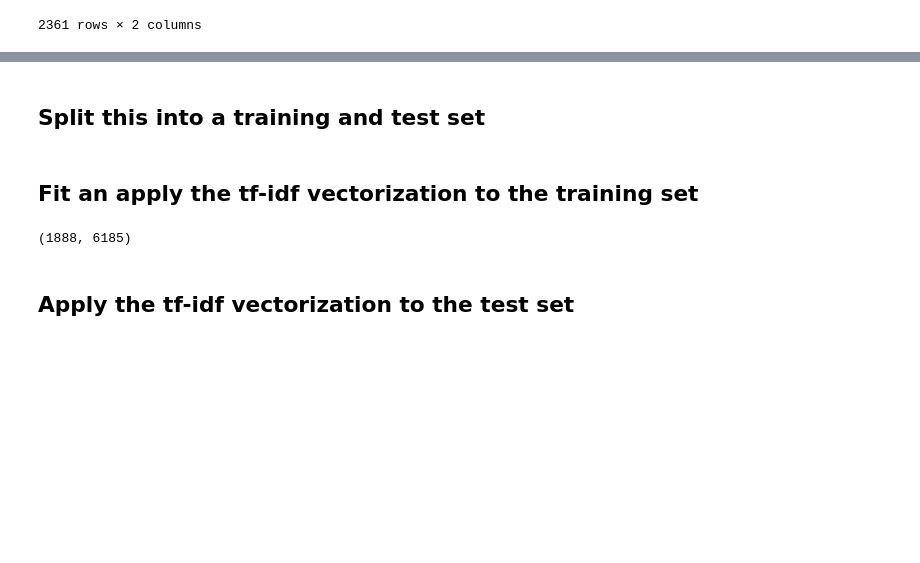
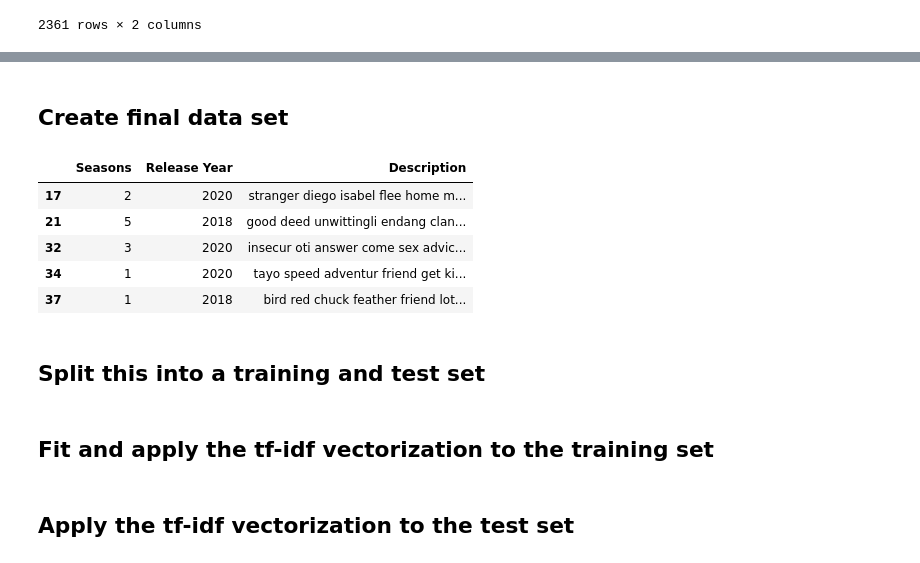
Before and after one commit to hwittlieff/DSC550, a Jupyter notebook: Final Project/Wittlieff, Harlan - DSC 550 - Final Project.ipynb, the cells around one changed output, grey strips where cells are left out. Saved outputs shown, nothing was run; the diff lists cells and outputs as text; code cells hidden in the pictures; blank space fills up the shorter version.

```diff
--- a/Final Project/Wittlieff, Harlan - DSC 550 - Final Project.ipynb
+++ b/Final Project/Wittlieff, Harlan - DSC 550 - Final Project.ipynb
@@ -350,6 +350,30 @@ See the caveats in the documentation: https://pandas.pydata.org/pandas-docs/stab
 | 32 | 3 | Insecure Otis has all the answers... | insecure otis has all the answers... | [insecure, otis, answers, comes, ... | [insecur, oti, answer, come, sex,... | insecur oti answer come sex advic... |
 | 34 | 1 | Tayo speeds into an adventure whe... | tayo speeds into an adventure whe... | [tayo, speeds, adventure, friends... | [tayo, speed, adventur, friend, g... | tayo speed adventur friend get ki... |
 | 37 | 1 | Birds Red, Chuck and their feathe... | birds red chuck and their feather... | [birds, red, chuck, feathered, fr... | [bird, red, chuck, feather, frien... | bird red chuck feather friend lot... |
+# %% [markdown]
+## Create final data set
+# %%
+# Create empty data frame
+df_final = pd.DataFrame()
+# %%
+# Add seasons to the final data frame
+df_final['Seasons'] = df_desc_preprocessed['seasons']
+
+# Add the release year to the data frame
+df_final['Release Year'] = df['release_year']
+
+# Add the final description to the data frame
+df_final['Description'] = df_desc_preprocessed['desc_final']
+# %%
+# View the dataframe
+df_final.head()
+# %% [output]
+|  | Seasons | Release Year | Description |
+| 17 | 2 | 2020 | stranger diego isabel flee home m... |
+| 21 | 5 | 2018 | good deed unwittingli endang clan... |
+| 32 | 3 | 2020 | insecur oti answer come sex advic... |
+| 34 | 1 | 2020 | tayo speed adventur friend get ki... |
+| 37 | 1 | 2018 | bird red chuck feather friend lot... |
 # %% [markdown]
 ## Split this into a training and test set
 # %%
@@ -364,13 +388,4 @@ y = df_desc_preprocessed['seasons']
 # Create training & test datasets
 x_train, x_test, y_train, y_test = train_test_split(x, y, test_size = 0.2)
 # %% [markdown]
-## Fit an apply the tf-idf vectorization to the training set
+## Fit and apply the tf-idf vectorization to the training set
-# %%
-# Define a function to get the tf-idf
-tfidf = TfidfVectorizer()
-tfidf_matrix_train = tfidf.fit_transform(x_train)
-
-# Check the shape to validate tf-idf vectorization
-tfidf_matrix_train.shape
-# %% [output]
-(1888, 6185)
```
Also changed, not shown: parts of 25 cells of this notebook.
